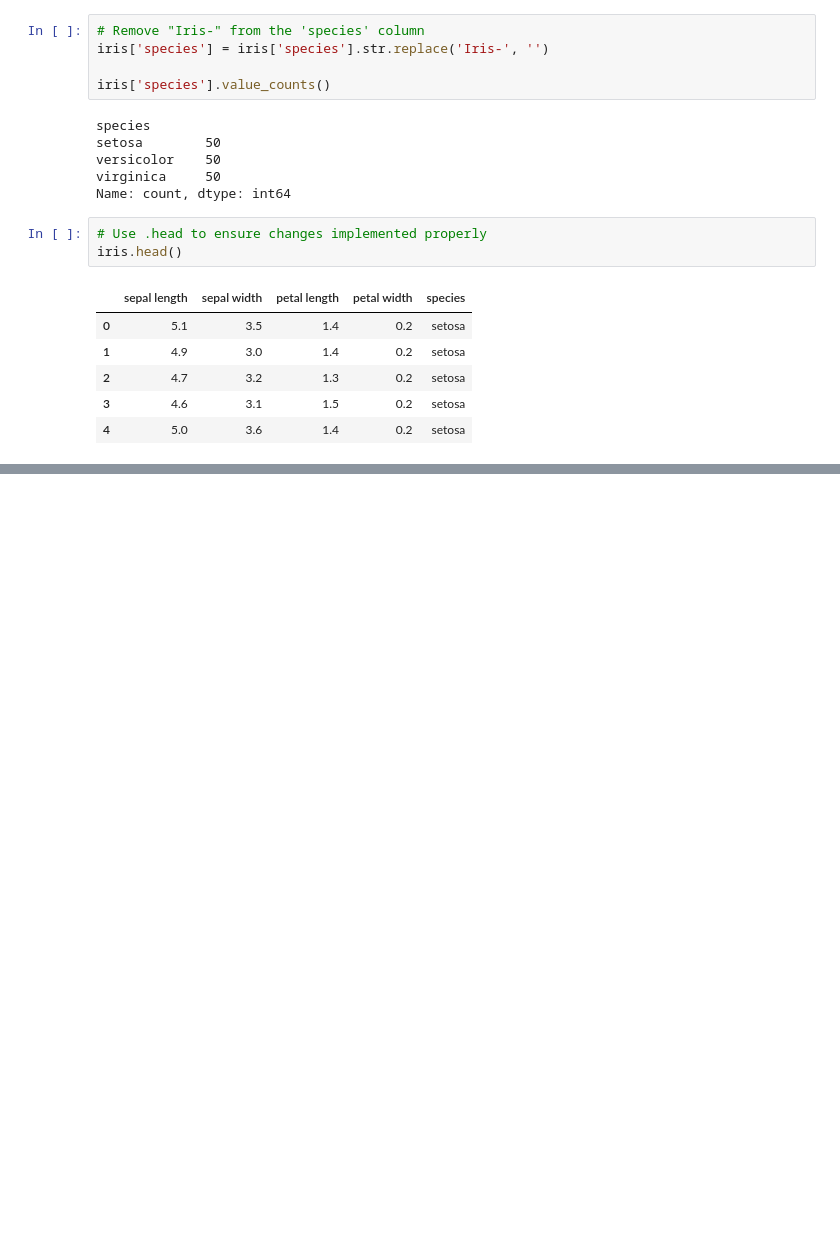
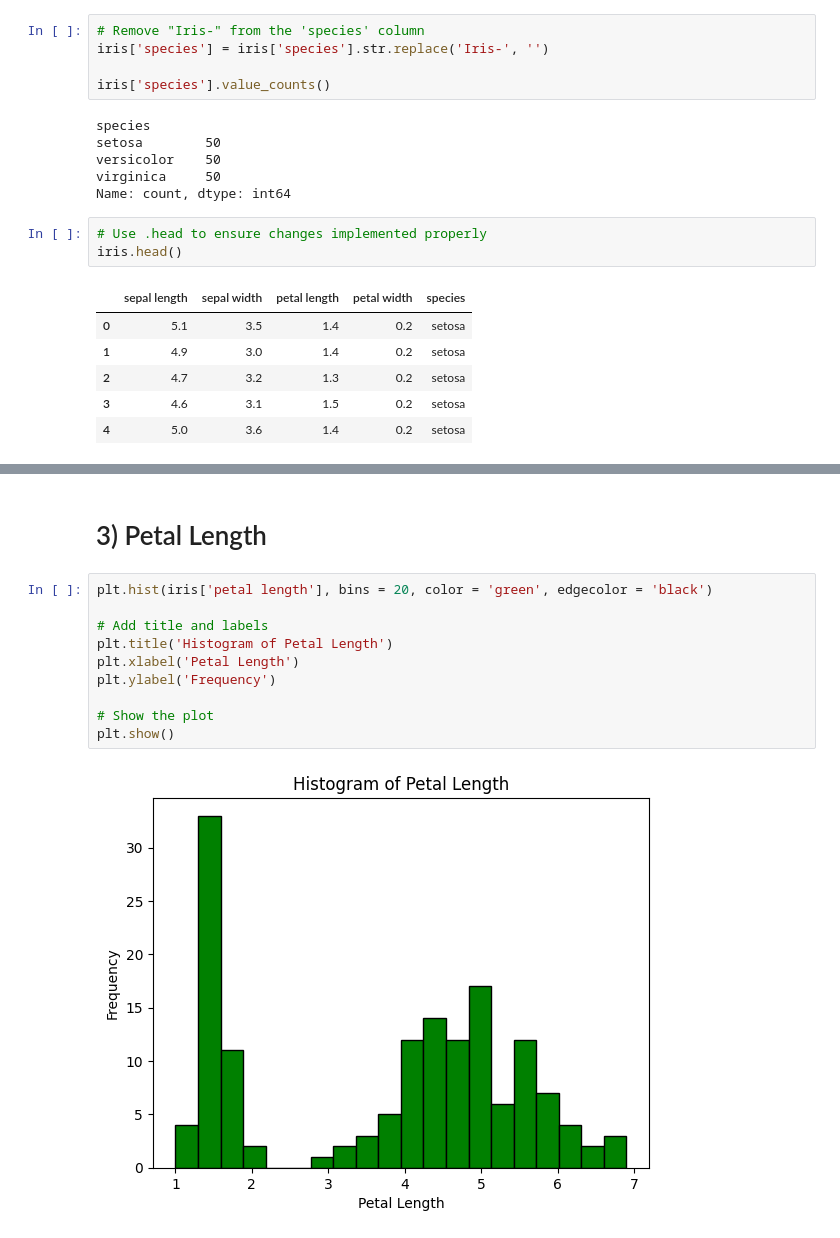
Before and after one commit to daveysull/pands-project, a Jupyter notebook: project.ipynb, the cells around one changed output, grey strips where cells are left out. Drawn from its saved outputs; the diff is of its cells as text; blank space fills up the shorter version.

```diff
--- a/project.ipynb
+++ b/project.ipynb
@@ -81,0 +125,14 @@ iris.head()
+# %% [markdown]
+# 3) Petal Length
+# %%
+plt.hist(iris['petal length'], bins = 20, color = 'green', edgecolor = 'black')
+
+# Add title and labels
+plt.title('Histogram of Petal Length')
+plt.xlabel('Petal Length')
+plt.ylabel('Frequency')
+
+# Show the plot
+plt.show()
+# %% [output]
+[figure, added]
```
Also changed, not shown: parts of 9 cells of this notebook.
